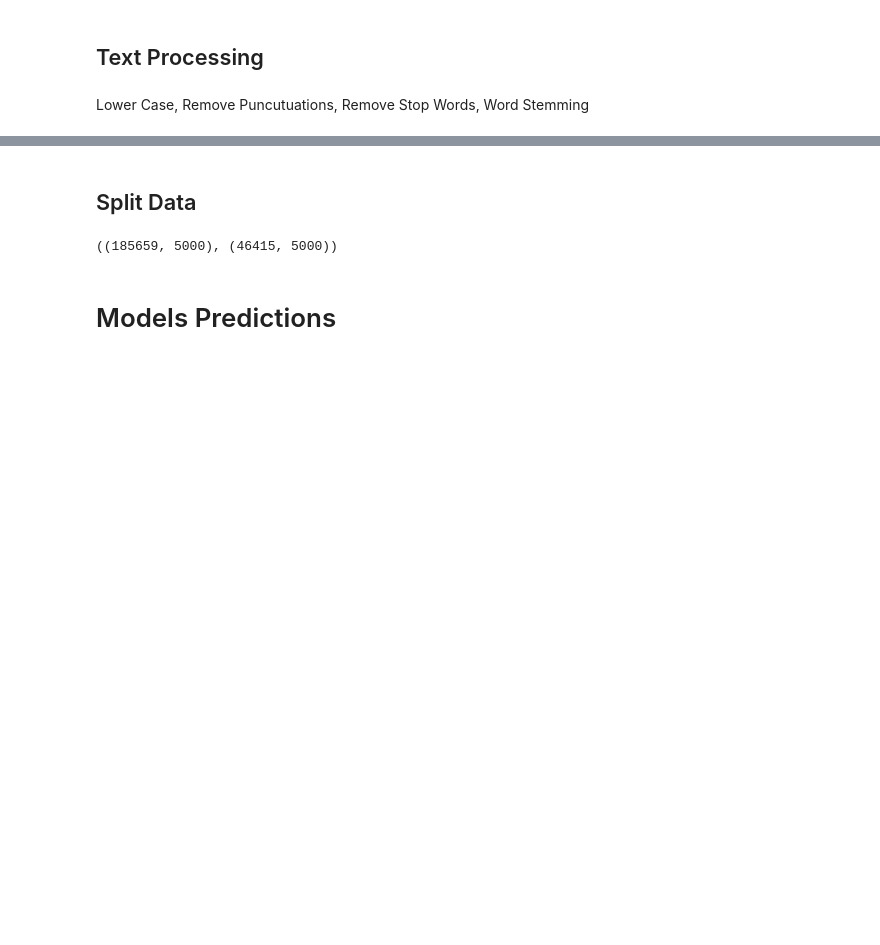
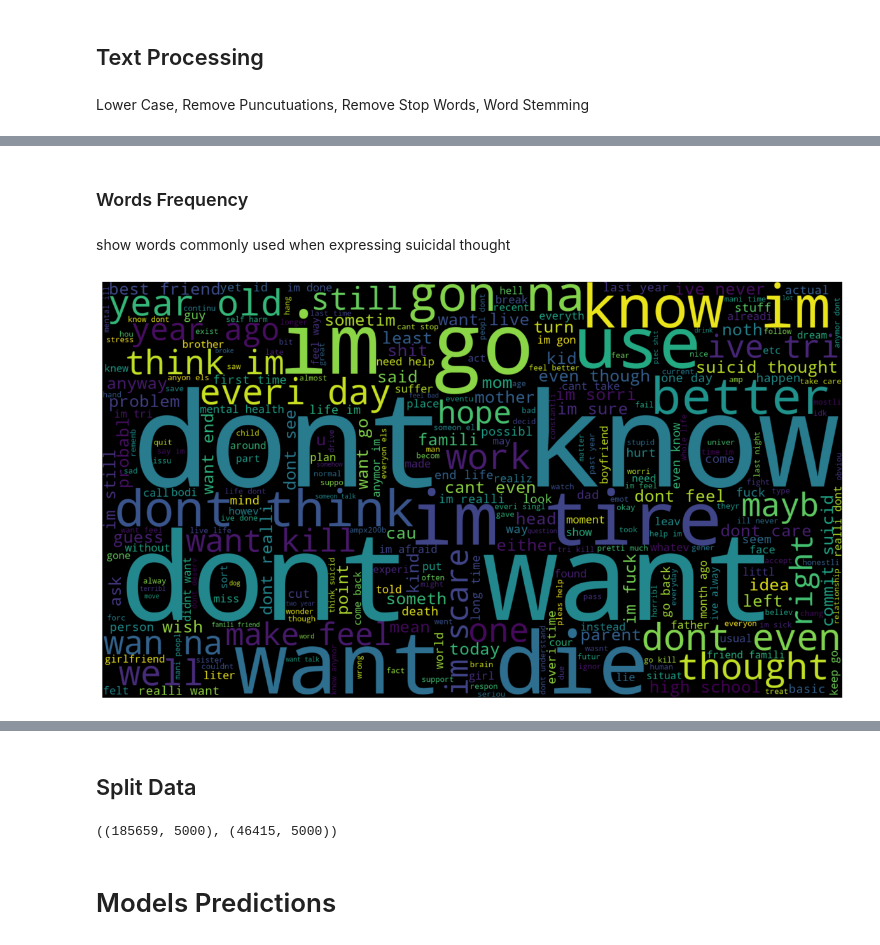
Before and after one commit to yii-meow/mental-health-issue-detector, a Jupyter notebook: mental_health_issue_detector.ipynb, the cells around one changed output, grey strips where cells are left out. Saved outputs shown, nothing was run; the diff lists cells and outputs as text; code cells hidden in the pictures; blank space fills up the shorter version.

```diff
--- a/mental_health_issue_detector.ipynb
+++ b/mental_health_issue_detector.ipynb
@@ -146,0 +153,14 @@ plt.show()
+# %% [markdown]
+### Words Frequency
+# %% [markdown]
+show words commonly used when expressing suicidal thought
+# %%
+# Use wordcloud to generate a grap
+text = " ".join(data[data['suicide'] == 1]['text'])
+plt.figure(figsize=(15,10))
+wordcloud = WordCloud(max_words = 300, height = 900, width = 1600, background_color='black', colormap = 'viridis').generate(text)
+plt.imshow(wordcloud,interpolation='bilinear')
+plt.axis('off')
+plt.show()
+# %% [output]
+[figure, added]
```
Also changed, not shown: parts of 15 cells of this notebook.
